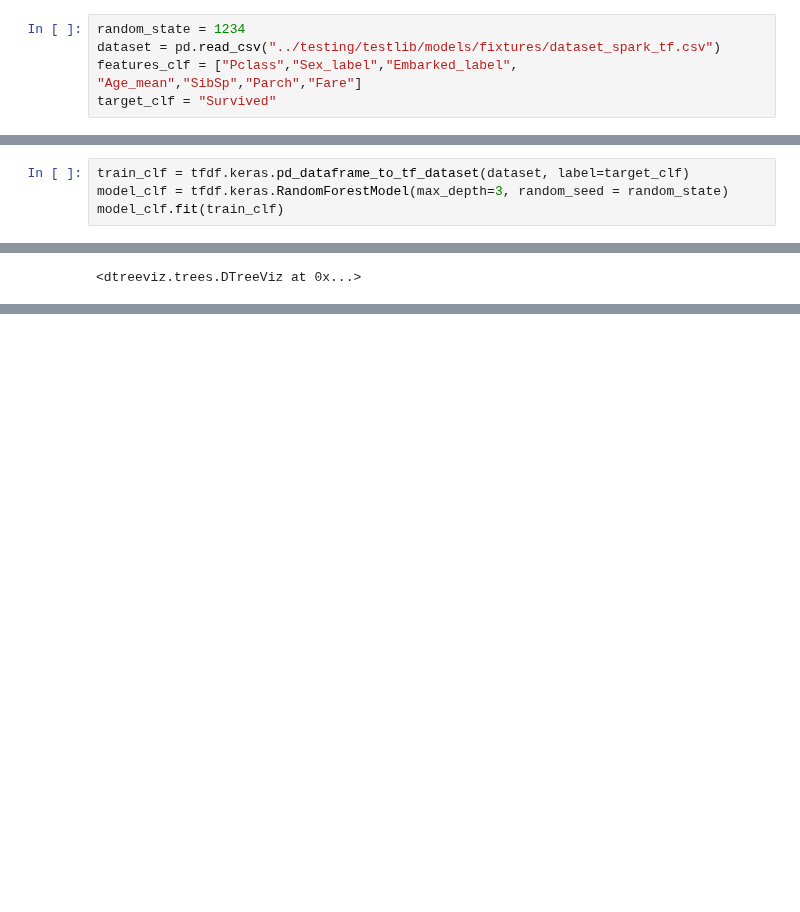
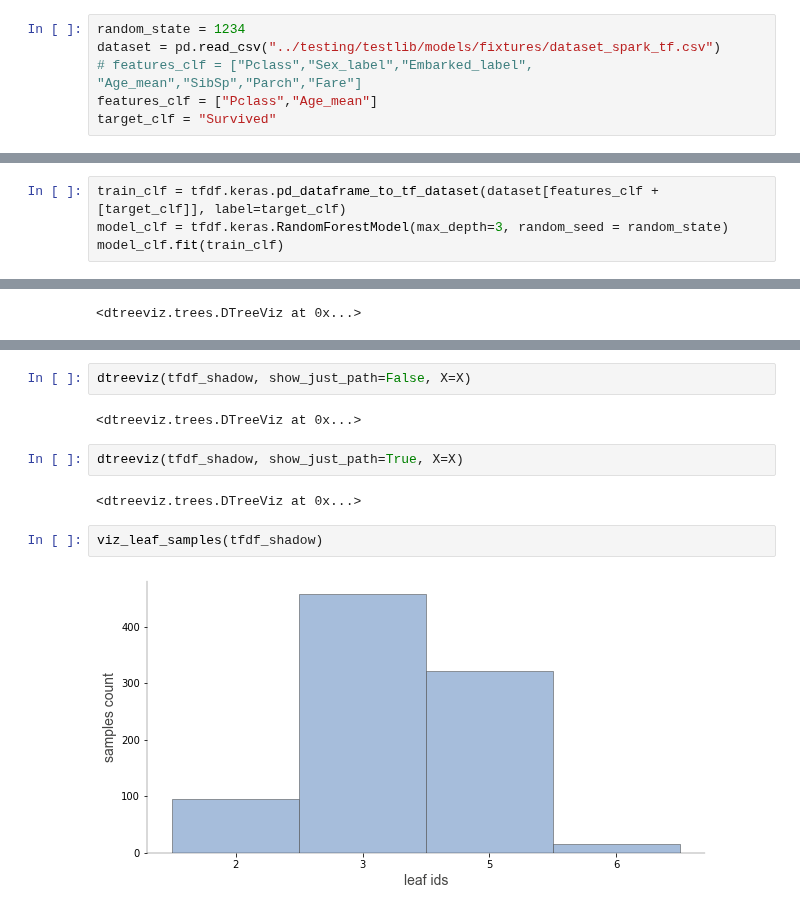
Before and after one commit to parrt/dtreeviz, a Jupyter notebook: notebooks/dtreeviz_tensorflow_df_visualisations.ipynb, the cells around one changed output, grey strips where cells are left out. Saved outputs shown, nothing was run; the diff lists cells and outputs as text; blank space fills up the shorter version.

Commit message:
Add categorical nodes and get the number of nodes from its own samples

```diff
--- a/notebooks/dtreeviz_tensorflow_df_visualisations.ipynb
+++ b/notebooks/dtreeviz_tensorflow_df_visualisations.ipynb
@@ -210,5 +229,6 @@ from tensorflow_decision_forests.component.inspector import inspector as inspect
 # %%
 random_state = 1234
 dataset = pd.read_csv("../testing/testlib/models/fixtures/dataset_spark_tf.csv")
-features_clf = ["Pclass","Sex_label","Embarked_label", "Age_mean","SibSp","Parch","Fare"]
+# features_clf = ["Pclass","Sex_label","Embarked_label", "Age_mean","SibSp","Parch","Fare"]
+features_clf = ["Pclass","Age_mean"]
 target_clf = "Survived"
@@ -215,5 +238,5 @@ target_clf = "Survived"
 # %%
-train_clf = tfdf.keras.pd_dataframe_to_tf_dataset(dataset, label=target_clf)
+train_clf = tfdf.keras.pd_dataframe_to_tf_dataset(dataset[features_clf + [target_clf]], label=target_clf)
 model_clf = tfdf.keras.RandomForestModel(max_depth=3, random_seed = random_state)
 model_clf.fit(train_clf)
 # %% [output]
@@ -333 +372,13 @@ NonLeafNode(condition=(Sex_label >= 0.5; miss=False), pos_child=NonLeafNode(cond
+# %%
+dtreeviz(tfdf_shadow, show_just_path=False, X=X)
+# %% [output]
+<dtreeviz.trees.DTreeViz at 0x...>
+# %%
+dtreeviz(tfdf_shadow, show_just_path=True, X=X)
+# %% [output]
+<dtreeviz.trees.DTreeViz at 0x...>
+# %%
+viz_leaf_samples(tfdf_shadow)
+# %% [output]
+[figure, added]
 # %%
```
Also changed, not shown: parts of 61 cells of this notebook, 2 other files.
